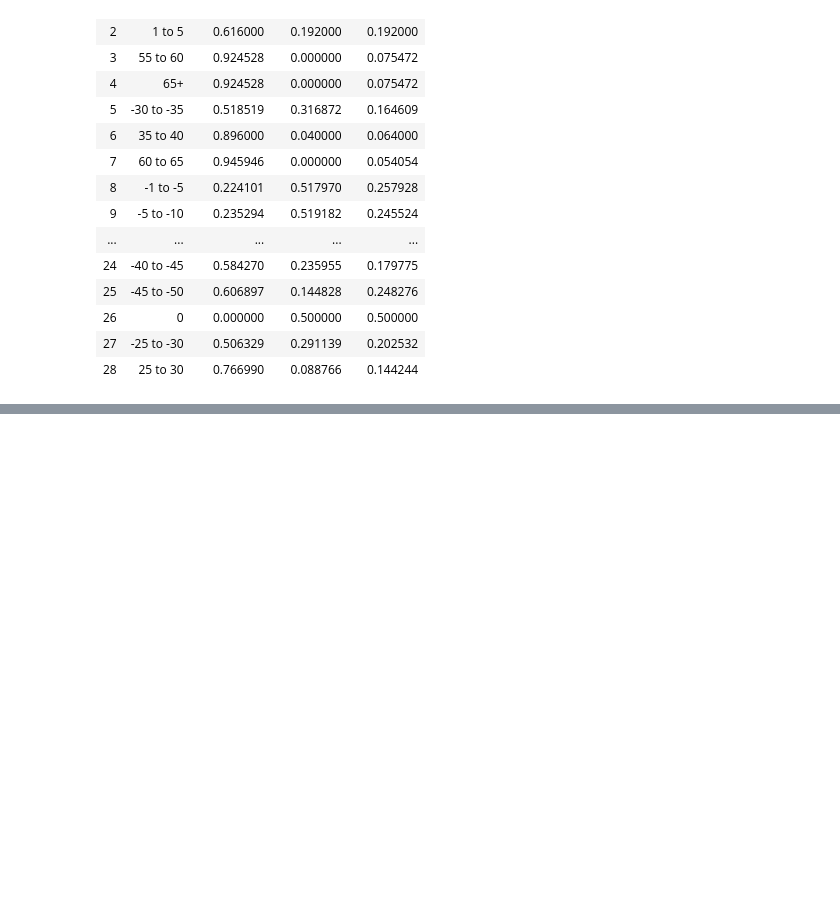
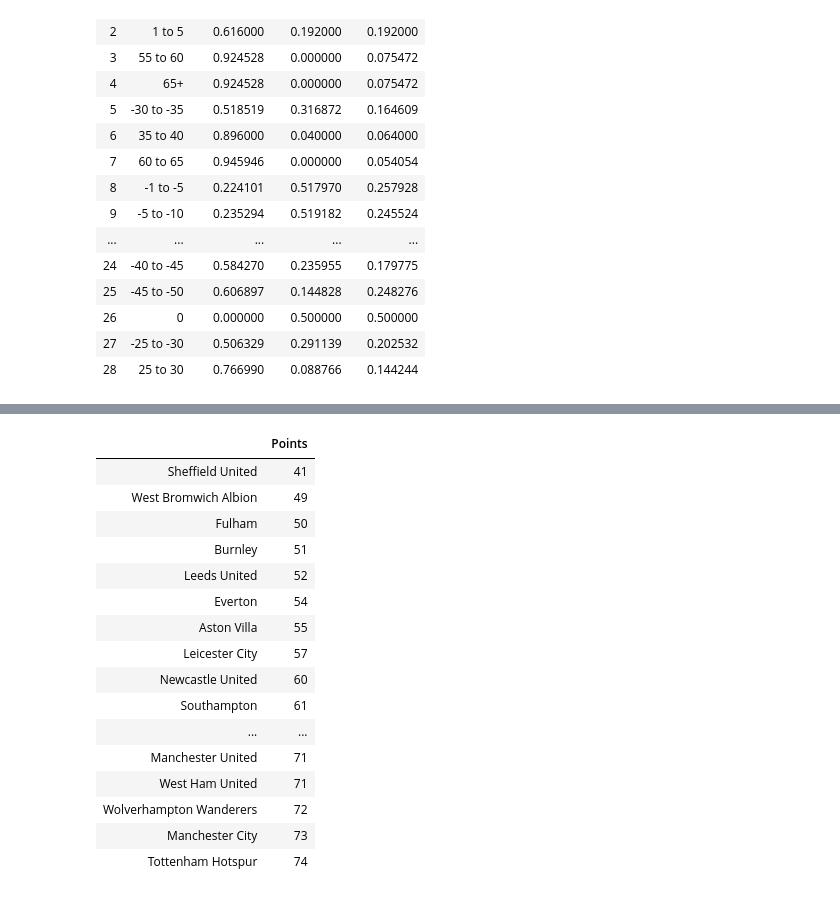
Before and after one commit to kooshaj/Fifa-Prediction-Analysis, a Jupyter notebook: FifaPredictionAnalysis.ipynb, the cells around one changed output, grey strips where cells are left out. Cells and saved outputs as stored; diff of their text form; code cells hidden in the pictures; blank space fills up the shorter version.

```diff
--- a/FifaPredictionAnalysis.ipynb
+++ b/FifaPredictionAnalysis.ipynb
@@ -1422,24 +1423,3 @@ prem2021
 | 378 | Wolverhampton Wanderers | West Bromwich Albion | fifa_20 | 33.933333 | 30 to 35 | 0.887906 | 0.023599 | 0.088496 | H | ... |
 | 379 | Wolverhampton Wanderers | West Ham United | fifa_20 | -1.366667 | -1 to -5 | 0.224101 | 0.517970 | 0.257928 | A | ... |
 380 rows × 12 columns
-# %%
-prem_teams = prem2021.home.unique().tolist()
-points_list = []
-def points(team):
-    team_h = prem2021.loc[prem2021.home == team]
-    team_a = prem2021.loc[prem2021.away == team]
-    home_pts_df = team_h.loc[(team_h.predicted_result == "H") | (team_h.predicted_result == "D")]
-    away_pts_df = team_a.loc[(team_a.predicted_result == "A") | (team_a.predicted_result == "D")]
-    team_combined = pd.concat([home_pts_df, away_pts_df])
-    home_pts = sum(team_combined.home_points.tolist())
-    away_pts = sum(team_combined.away_points.tolist())
-    pointz = home_pts + away_pts
-    return pointz
-for i in prem_teams:
-    points_list.append(points(i))
-def points_adder(row):
-    team = row["home"]
-    indx = prem_teams.index(team)
-    return points_list[indx]
-prem2021["points"] = prem2021.apply(points_adder, axis = 1)
-prem2021
@@ -1459,0 +1426,41 @@ prem2021
+# %%
+def prem_avg_points_calculator(loops):
+    prem2021["predicted_result"] = prem2021.apply(predicted_result, axis = 1)
+    prem2021["home_points"] = prem2021.apply(home_points, axis = 1)
+    prem2021["away_points"] = prem2021.apply(away_points, axis = 1)
+    prem2021["points"] = prem2021.apply(points_adder, axis = 1)
+    first_points = points_list_creator()
+    dictionary = dict(zip(prem_teams, first_points))
+    for i in range(loops):
+        prem2021["predicted_result"] = prem2021.apply(predicted_result, axis = 1)
+        prem2021["home_points"] = prem2021.apply(home_points, axis = 1)
+        prem2021["away_points"] = prem2021.apply(away_points, axis = 1)
+        prem2021["points"] = prem2021.apply(points_adder, axis = 1)
+        for j in prem_teams:
+            t_points = points(j)
+            dictionary[j].append(t_points)
+    for k in prem_teams:
+        lst = dictionary[k]
+        replacement = math.ceil(sum(lst) / len(lst))
+        dictionary[k] = replacement
+    return pd.DataFrame.from_dict(dictionary, orient = 'index', columns = ["Points"]).sort_values("Points")
+# %%
+prem_avg_points_calculator(1)
+# %% [output]
+|  | Points |
+| Sheffield United | 41 |
+| West Bromwich Albion | 49 |
+| Fulham | 50 |
+| Burnley | 51 |
+| Leeds United | 52 |
+| Everton | 54 |
+| Aston Villa | 55 |
+| Leicester City | 57 |
+| Newcastle United | 60 |
+| Southampton | 61 |
+| ... | ... |
+| Manchester United | 71 |
+| West Ham United | 71 |
+| Wolverhampton Wanderers | 72 |
+| Manchester City | 73 |
+| Tottenham Hotspur | 74 |
```
Also changed, not shown: parts of 7 cells of this notebook.
